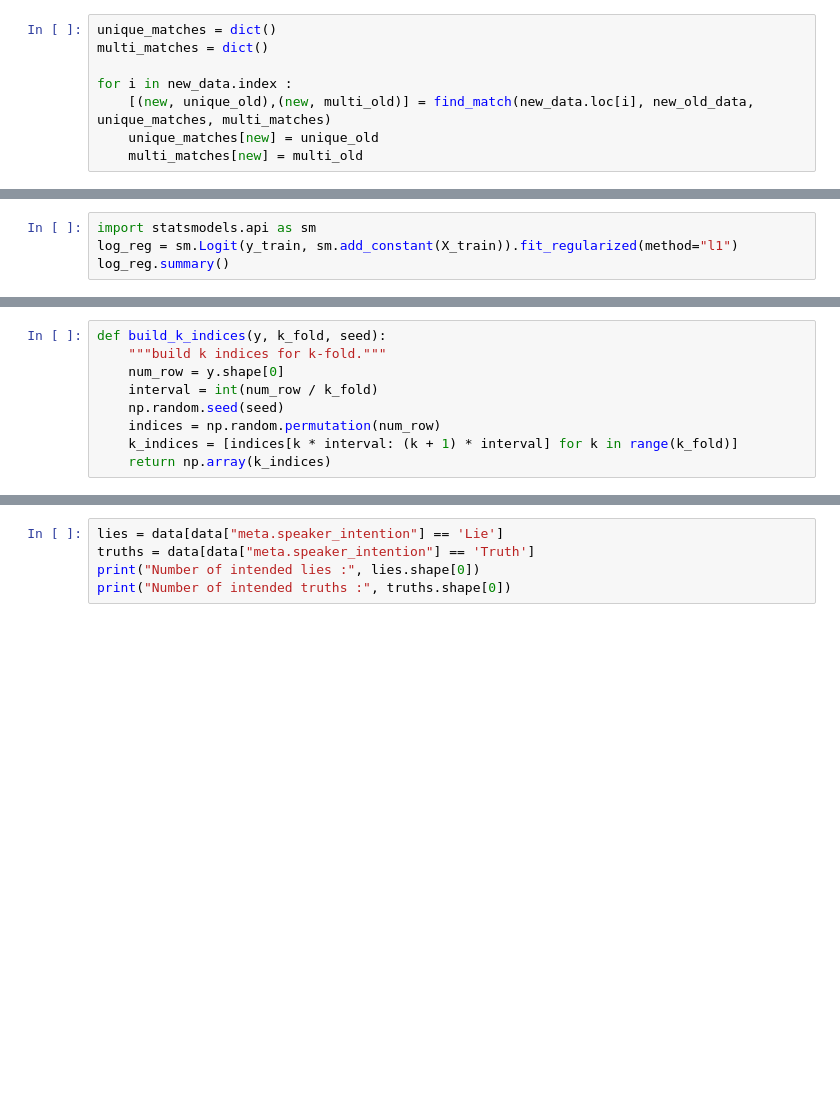
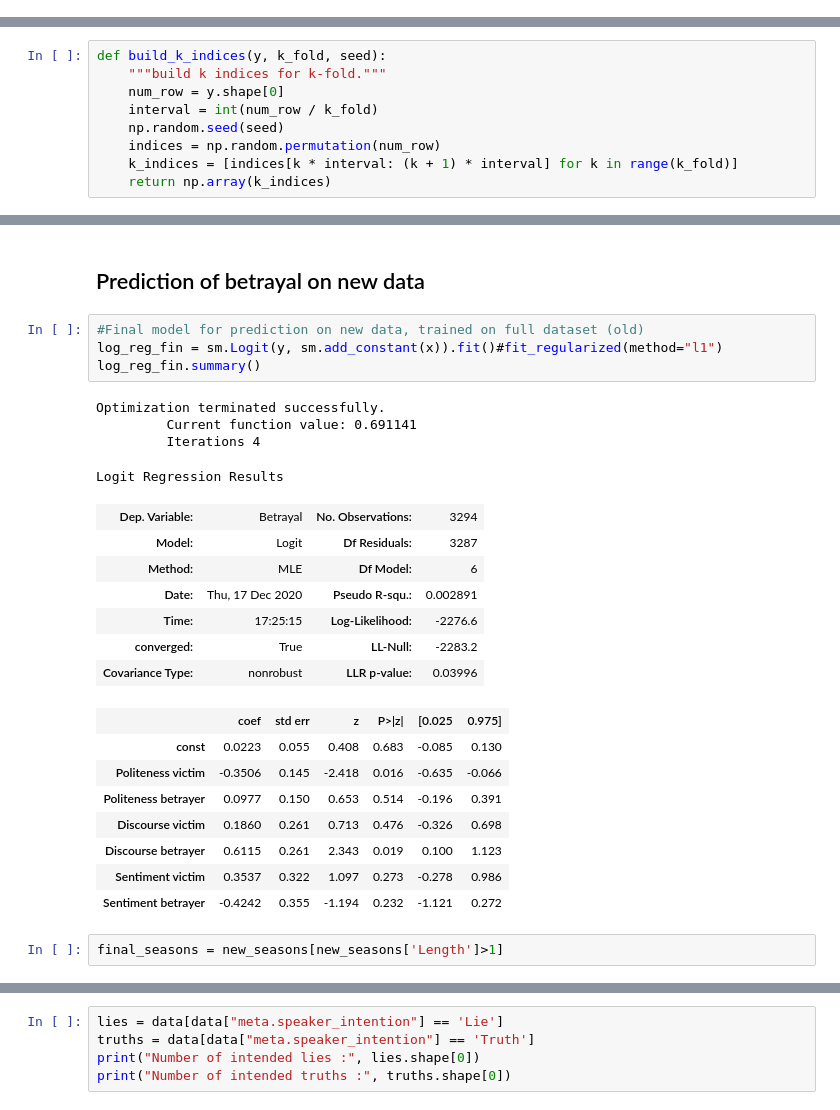
Before and after one commit to epfl-ada/ada-2020-project-milestone-p3-p3_team-clj, a Jupyter notebook: extension.ipynb, the cells around one changed output, grey strips where cells are left out. Drawn from its saved outputs; the diff is of its cells as text; blank space fills up the shorter version.

```diff
--- a/extension.ipynb
+++ b/extension.ipynb
@@ -185,8 +120,0 @@ def find_match(friendship_new, new_old_data, unique_matches, multi_matches):
-# %%
-unique_matches = dict()
-multi_matches = dict()
-
-for i in new_data.index :
-    [(new, unique_old),(new, multi_old)] = find_match(new_data.loc[i], new_old_data, unique_matches, multi_matches)
-    unique_matches[new] = unique_old
-    multi_matches[new] = multi_old
@@ -232,4 +120,0 @@ y_train = new_old_data["Betrayal"]
-# %%
-import statsmodels.api as sm
-log_reg = sm.Logit(y_train, sm.add_constant(X_train)).fit_regularized(method="l1")
-log_reg.summary()
@@ -332,0 +219,28 @@ Accuracy: 0.5006079027355623 Matthews: 0.00531527330776098
+# %% [markdown]
+## Prediction of betrayal on new data
+# %%
+#Final model for prediction on new data, trained on full dataset (old)
+log_reg_fin = sm.Logit(y, sm.add_constant(x)).fit()#fit_regularized(method="l1")
+log_reg_fin.summary()
+# %% [output]
+Optimization terminated successfully.
+         Current function value: 0.691141
+         Iterations 4
+Logit Regression Results
+| Dep. Variable: | Betrayal | No. Observations: | 3294 |
+| Model: | Logit | Df Residuals: | 3287 |
+| Method: | MLE | Df Model: | 6 |
+| Date: | Thu, 17 Dec 2020 | Pseudo R-squ.: | 0.002891 |
+| Time: | 17:25:15 | Log-Likelihood: | -2276.6 |
+| converged: | True | LL-Null: | -2283.2 |
+| Covariance Type: | nonrobust | LLR p-value: | 0.03996 |
+|  | coef | std err | z | P>|z| | [0.025 | 0.975] |
+| const | 0.0223 | 0.055 | 0.408 | 0.683 | -0.085 | 0.130 |
+| Politeness victim | -0.3506 | 0.145 | -2.418 | 0.016 | -0.635 | -0.066 |
+| Politeness betrayer | 0.0977 | 0.150 | 0.653 | 0.514 | -0.196 | 0.391 |
+| Discourse victim | 0.1860 | 0.261 | 0.713 | 0.476 | -0.326 | 0.698 |
+| Discourse betrayer | 0.6115 | 0.261 | 2.343 | 0.019 | 0.100 | 1.123 |
+| Sentiment victim | 0.3537 | 0.322 | 1.097 | 0.273 | -0.278 | 0.986 |
+| Sentiment betrayer | -0.4242 | 0.355 | -1.194 | 0.232 | -1.121 | 0.272 |
+# %%
+final_seasons = new_seasons[new_seasons['Length']>1]
```
Also changed, not shown: parts of 36 cells of this notebook.
